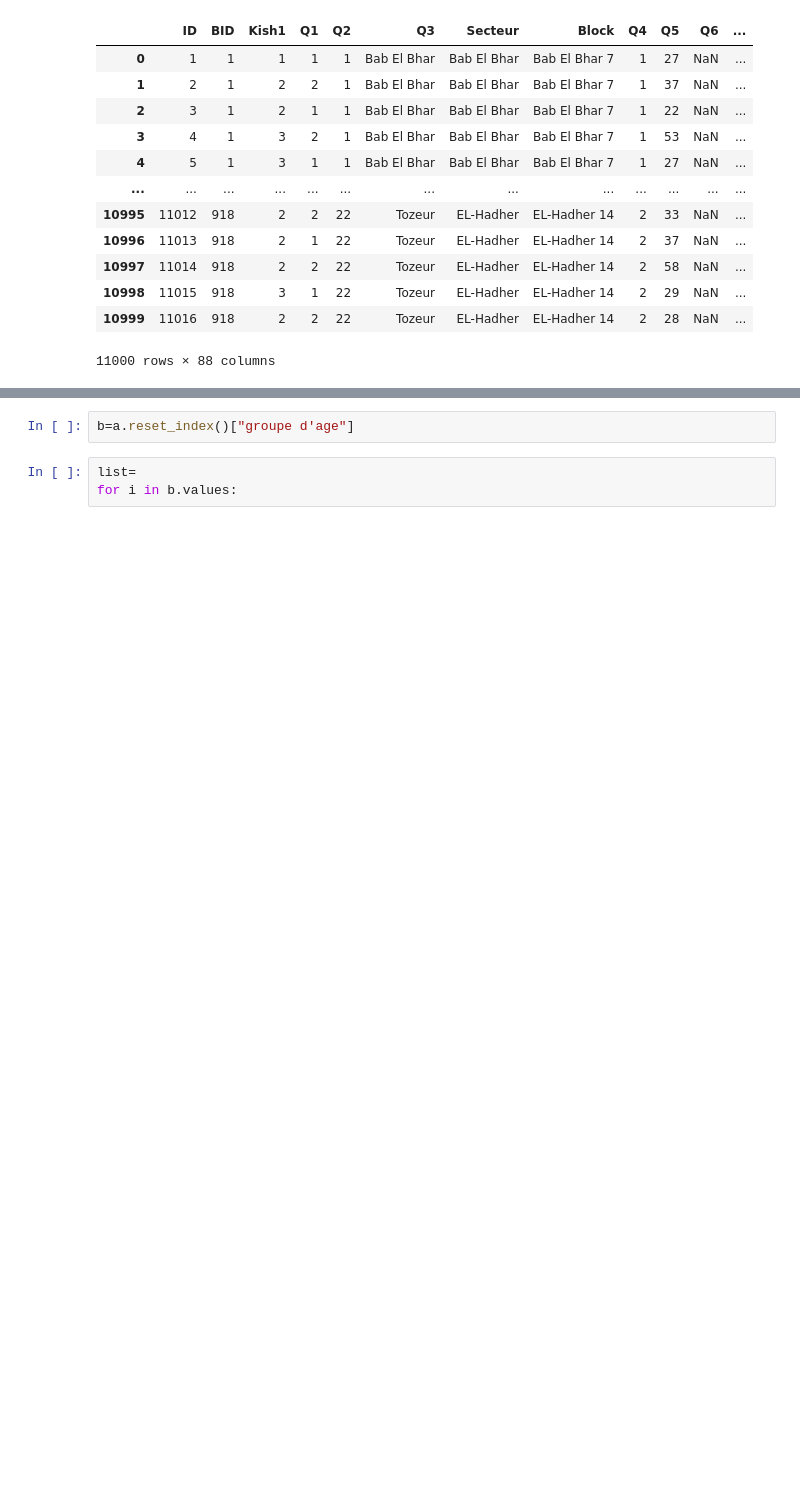
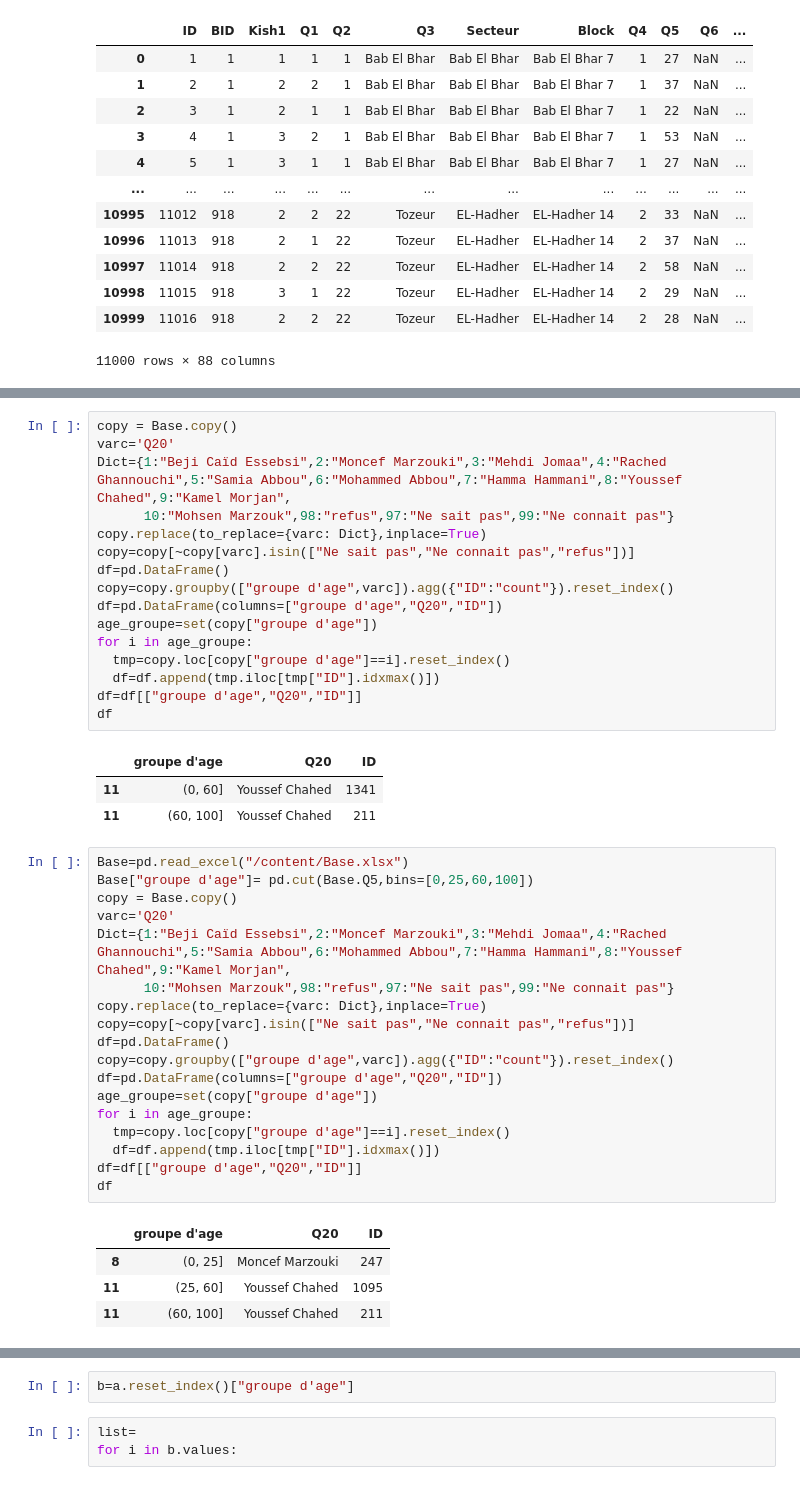
Before and after one commit to med-tz/elelction_Tunisie, a Jupyter notebook: Source.ipynb, the cells around one changed output, grey strips where cells are left out. Cells and saved outputs as stored; diff of their text form; blank space fills up the shorter version.

```diff
--- a/Source.ipynb
+++ b/Source.ipynb
@@ -228,0 +316,43 @@ plt.title(varc)
+# %%
+copy = Base.copy()
+varc='Q20'
+Dict={1:"Beji Caïd Essebsi",2:"Moncef Marzouki",3:"Mehdi Jomaa",4:"Rached Ghannouchi",5:"Samia Abbou",6:"Mohammed Abbou",7:"Hamma Hammani",8:"Youssef Chahed",9:"Kamel Morjan",
+      10:"Mohsen Marzouk",98:"refus",97:"Ne sait pas",99:"Ne connait pas"}
+copy.replace(to_replace={varc: Dict},inplace=True)
+copy=copy[~copy[varc].isin(["Ne sait pas","Ne connait pas","refus"])]
+df=pd.DataFrame()
+copy=copy.groupby(["groupe d'age",varc]).agg({"ID":"count"}).reset_index()
+df=pd.DataFrame(columns=["groupe d'age","Q20","ID"])
+age_groupe=set(copy["groupe d'age"])
+for i in age_groupe:
+  tmp=copy.loc[copy["groupe d'age"]==i].reset_index()
+  df=df.append(tmp.iloc[tmp["ID"].idxmax()])
+df=df[["groupe d'age","Q20","ID"]]
+df
+# %% [output]
+|  | groupe d'age | Q20 | ID |
+| 11 | (0, 60] | Youssef Chahed | 1341 |
+| 11 | (60, 100] | Youssef Chahed | 211 |
+# %%
+Base=pd.read_excel("/content/Base.xlsx")
+Base["groupe d'age"]= pd.cut(Base.Q5,bins=[0,25,60,100])
+copy = Base.copy()
+varc='Q20'
+Dict={1:"Beji Caïd Essebsi",2:"Moncef Marzouki",3:"Mehdi Jomaa",4:"Rached Ghannouchi",5:"Samia Abbou",6:"Mohammed Abbou",7:"Hamma Hammani",8:"Youssef Chahed",9:"Kamel Morjan",
+      10:"Mohsen Marzouk",98:"refus",97:"Ne sait pas",99:"Ne connait pas"}
+copy.replace(to_replace={varc: Dict},inplace=True)
+copy=copy[~copy[varc].isin(["Ne sait pas","Ne connait pas","refus"])]
+df=pd.DataFrame()
+copy=copy.groupby(["groupe d'age",varc]).agg({"ID":"count"}).reset_index()
+df=pd.DataFrame(columns=["groupe d'age","Q20","ID"])
+age_groupe=set(copy["groupe d'age"])
+for i in age_groupe:
+  tmp=copy.loc[copy["groupe d'age"]==i].reset_index()
+  df=df.append(tmp.iloc[tmp["ID"].idxmax()])
+df=df[["groupe d'age","Q20","ID"]]
+df
+# %% [output]
+|  | groupe d'age | Q20 | ID |
+| 8 | (0, 25] | Moncef Marzouki | 247 |
+| 11 | (25, 60] | Youssef Chahed | 1095 |
+| 11 | (60, 100] | Youssef Chahed | 211 |
```
Also changed, not shown: parts of 18 cells of this notebook.
